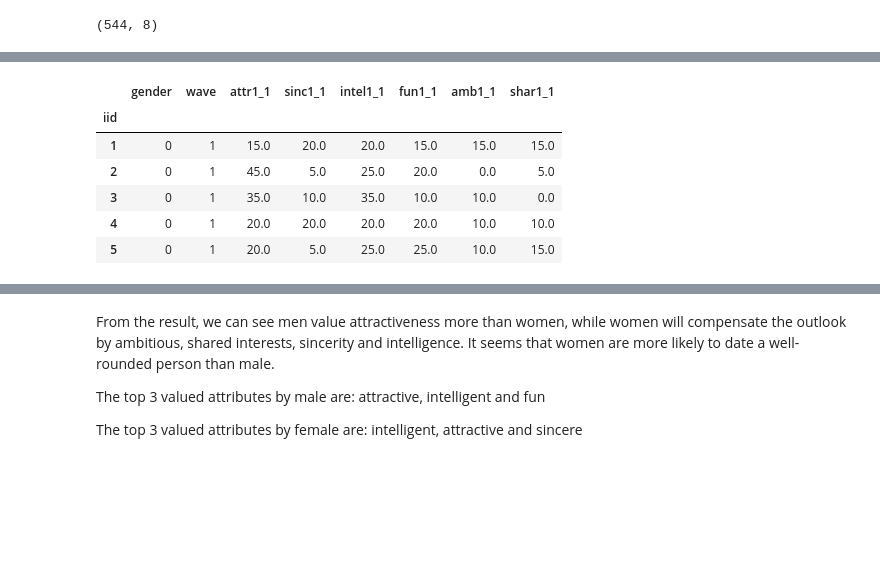
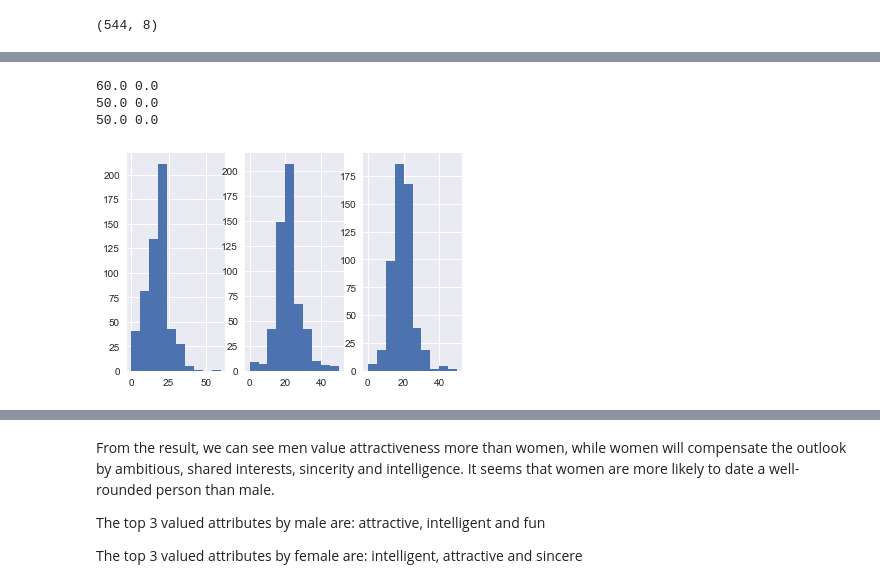
Before and after one commit to maodunzhe/springboardDS, a Jupyter notebook: speed-dating-experiment/speed dating.ipynb, the cells around one changed output, grey strips where cells are left out. Drawn from its saved outputs; the diff is of its cells as text; code cells hidden in the pictures; blank space fills up the shorter version.

```diff
--- a/speed-dating-experiment/speed dating.ipynb
+++ b/speed-dating-experiment/speed dating.ipynb
@@ -127 +117,11 @@ dating_pf.tail()
+# %%
+for i in range(3, 6):
+    plt.subplot(1, 3, i - 2)
+    plt.hist(dating_pf.iloc[:,i].dropna())
+    print(max(dating_pf.iloc[:,i]), min(dating_pf.iloc[:,i]))
+# %% [output]
+60.0 0.0
+50.0 0.0
+50.0 0.0
+[figure, added]
 # %%
@@ -129,15 +130,5 @@ dating_pf.tail()
 dating_pf[['attr1_1', 'sinc1_1', 'intel1_1', 'fun1_1', 'amb1_1','shar1_1']] = (dating_pf[['gender', 'attr1_1', 'sinc1_1', 'intel1_1', 'fun1_1', 'amb1_1','shar1_1']].
         groupby('gender').transform(lambda x: x.fillna(x.mean())))
-# %%
-dating_pf.head()
-# %% [output]
-|  | gender | wave | attr1_1 | sinc1_1 | intel1_1 | fun1_1 | amb1_1 | shar1_1 |
-| iid |  |  |  |  |  |  |  |  |
-| 1 | 0 | 1 | 15.0 | 20.0 | 20.0 | 15.0 | 15.0 | 15.0 |
-| 2 | 0 | 1 | 45.0 | 5.0 | 25.0 | 20.0 | 0.0 | 5.0 |
-| 3 | 0 | 1 | 35.0 | 10.0 | 35.0 | 10.0 | 10.0 | 0.0 |
-| 4 | 0 | 1 | 20.0 | 20.0 | 20.0 | 20.0 | 10.0 | 10.0 |
-| 5 | 0 | 1 | 20.0 | 5.0 | 25.0 | 25.0 | 10.0 | 15.0 |
 # %%
 # For cases the sum of all 6 attributes not equal to 100, we will normalize them to 100 here
 dating_pf[['attr1_1', 'sinc1_1', 'intel1_1', 'fun1_1', 'amb1_1', 'shar1_1']] = dating_pf[['attr1_1', 'sinc1_1', 'intel1_1', 'fun1_1', 'amb1_1', 'shar1_1']].apply(lambda x: round(x / np.sum(x) * 100, 2), axis = 1)
```
Also changed, not shown: parts of 97 cells of this notebook, 32 other files.
